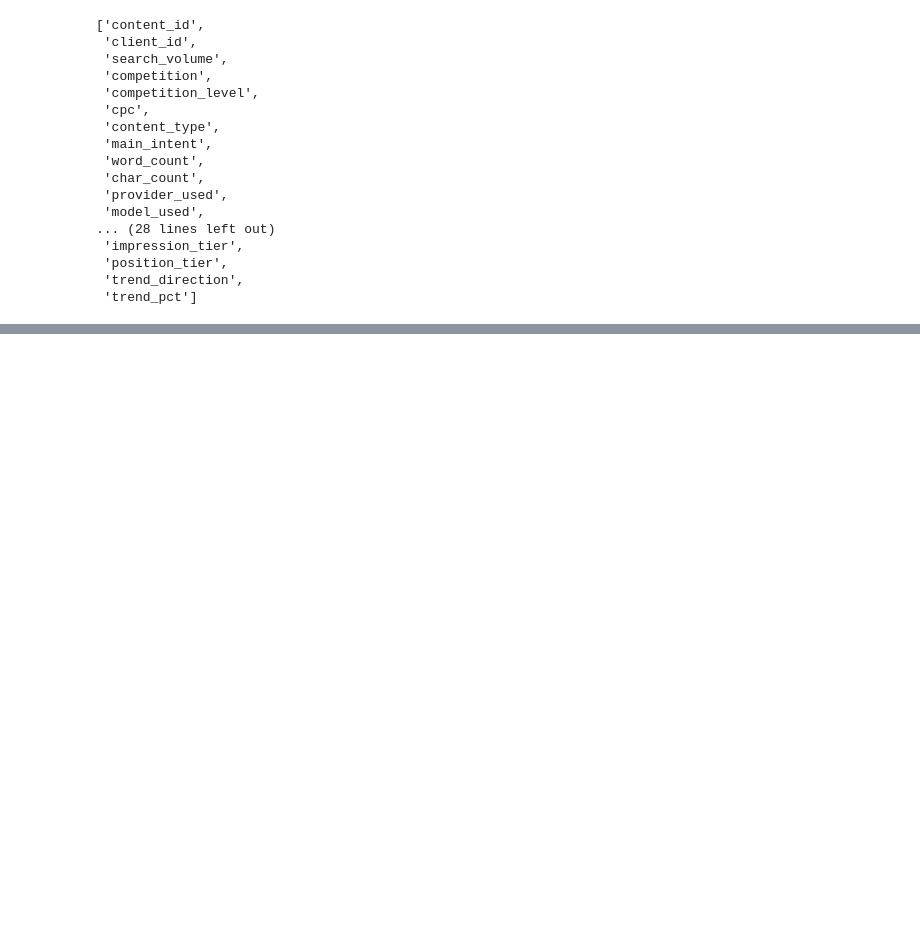
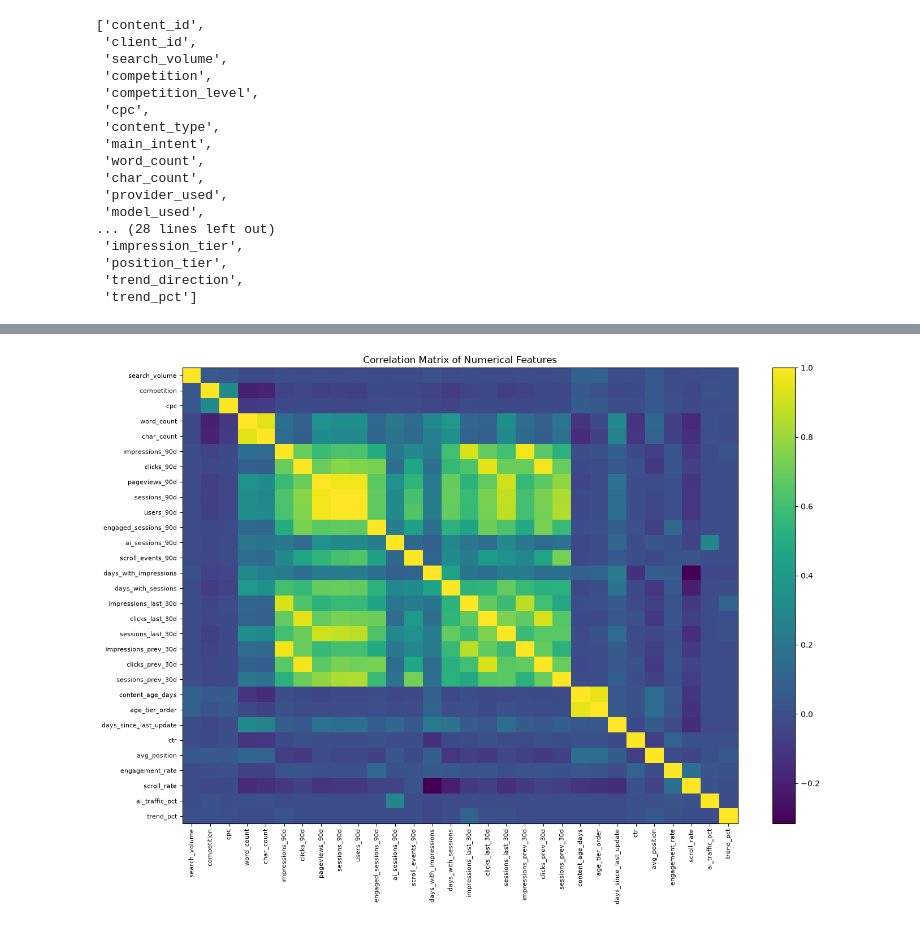
Before and after one commit to riteshy1526/flyrank-internship-ml, a Jupyter notebook: work/notebooks/capstone_refresh_scoring.ipynb, the cells around one changed output, grey strips where cells are left out. Cells and saved outputs as stored; diff of their text form; code cells hidden in the pictures; blank space fills up the shorter version.

```diff
--- a/work/notebooks/capstone_refresh_scoring.ipynb
+++ b/work/notebooks/capstone_refresh_scoring.ipynb
@@ -368,0 +432,19 @@ list(df.columns)
+# %%
+# Correlation Heatmap
+
+import matplotlib.pyplot as plt
+
+numeric_df = df.select_dtypes(include=["int64", "float64"])
+
+corr = numeric_df.corr()
+
+plt.figure(figsize=(14,10))
+plt.imshow(corr, aspect="auto")qw
+plt.colorbar()
+plt.xticks(range(len(corr.columns)), corr.columns, rotation=90, fontsize=8)
+plt.yticks(range(len(corr.columns)), corr.columns, fontsize=8)
+plt.title("Correlation Matrix of Numerical Features")
+plt.tight_layout()
+plt.show()
+# %% [output]
+[figure, added]
```
Also changed, not shown: parts of 21 cells of this notebook.
